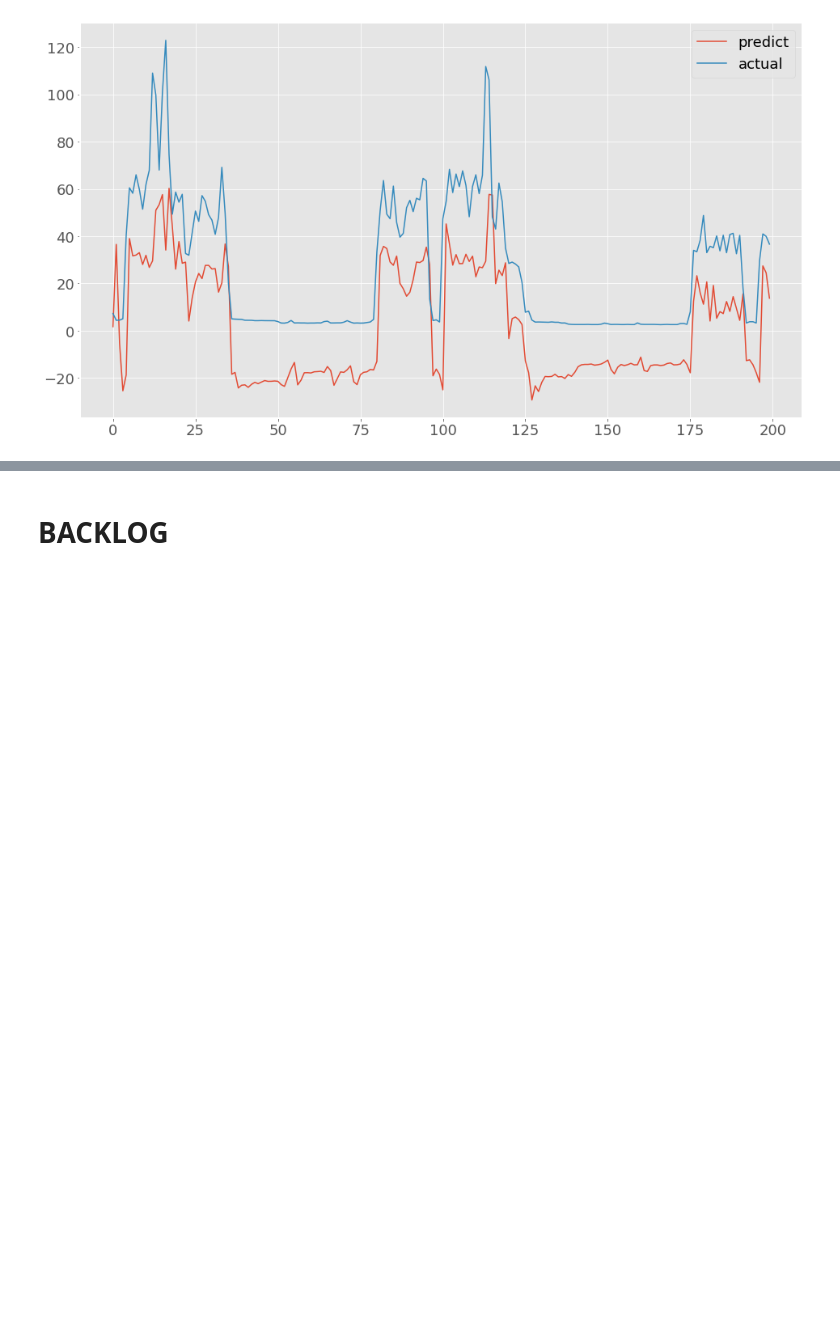
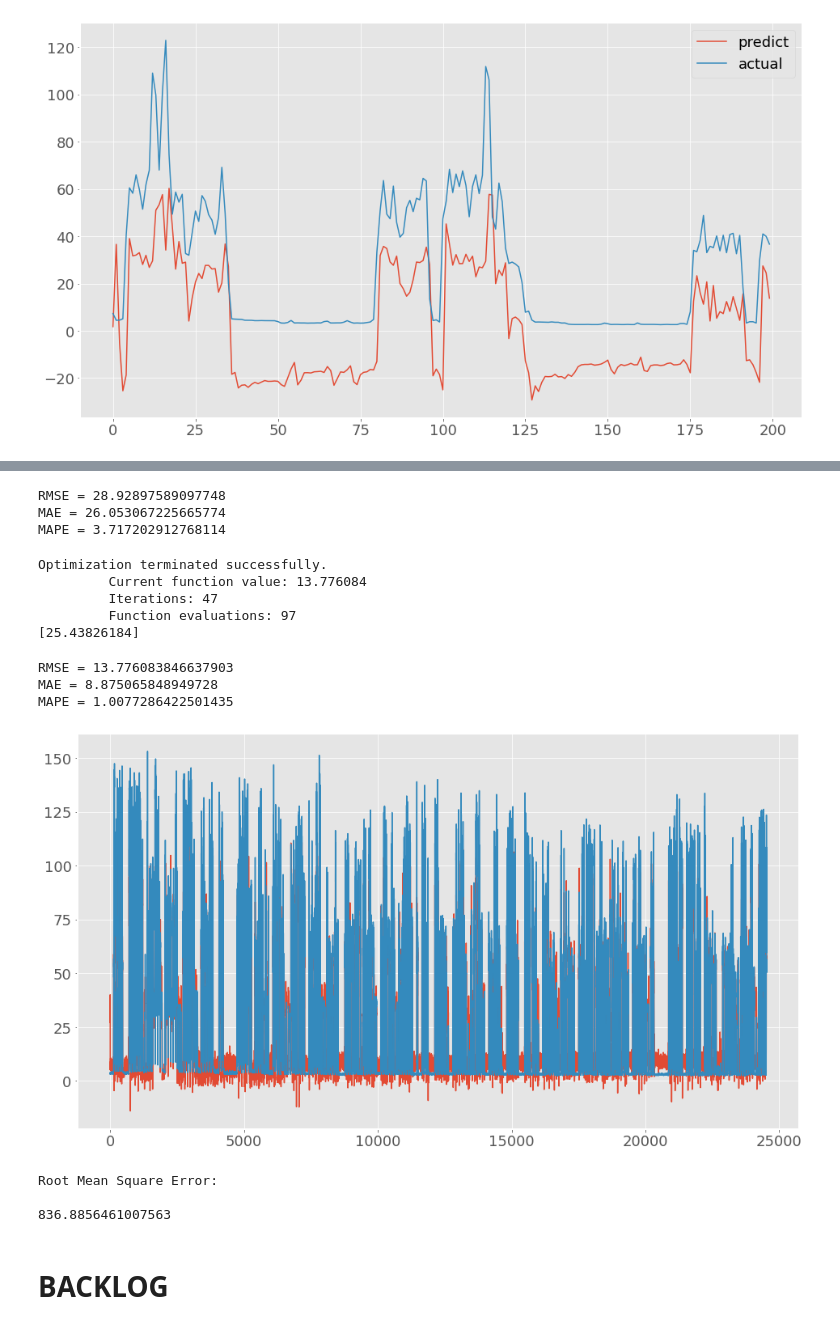
Before and after one commit to ImPerplexed/Thesis_212_BuiTuanKiet, a Jupyter notebook: thesis.ipynb, the cells around one changed output, grey strips where cells are left out. Saved outputs shown, nothing was run; the diff lists cells and outputs as text; code cells hidden in the pictures; blank space fills up the shorter version.

```diff
--- a/thesis.ipynb
+++ b/thesis.ipynb
@@ -495,3 +551,54 @@ plt.show()
+# %%
+RMSE_EMD_SVR = mean_squared_error(train, imf_fc_train, squared = False)
+MAE_EMD_SVR  =mean_absolute_error(train, imf_fc_train)
+MAPE_EMD_SVR = mean_absolute_percentage_error(train, imf_fc_train)
+print('RMSE = {}'.format(RMSE_EMD_SVR), '\nMAE = {}'.format(MAE_EMD_SVR), '\nMAPE = {}'.format(MAPE_EMD_SVR))
+# %% [output]
+RMSE = 28.92897589097748
+MAE = 26.053067225665774
+MAPE = 3.717202912768114
+# %%
+import numpy as np
+from scipy.optimize import minimize
+
+def dummy(c):
+    global  train
+    global imf_fc_train
+    return mean_squared_error(train, imf_fc_train + c, squared = False)
+
+res = minimize(dummy, 0, method='nelder-mead',
+               options={'xatol': 1e-8, 'disp': True})
+print(res.x)
+# %% [output]
+Optimization terminated successfully.
+         Current function value: 13.776084
+         Iterations: 47
+         Function evaluations: 97
+[25.43826184]
+# %%
+plt.plot(imf_fc_train + res.x)
+plt.plot(train.values)
+RMSE_EMD_SVR = mean_squared_error(train, imf_fc_train + res.x, squared = False)
+MAE_EMD_SVR  =mean_absolute_error(train, imf_fc_train + res.x)
+MAPE_EMD_SVR = mean_absolute_percentage_error(train, imf_fc_train + res.x)
+print('RMSE = {}'.format(RMSE_EMD_SVR), '\nMAE = {}'.format(MAE_EMD_SVR), '\nMAPE = {}'.format(MAPE_EMD_SVR))
+# %% [output]
+RMSE = 13.776083846637903
+MAE = 8.875065848949728
+MAPE = 1.0077286422501435
+[figure, added]
+# %%
+import math
+
+MSE = np.square(np.subtract(train, imf_fc_train)).mean()
+
+# RMSE = math.sqrt(MSE)
+print("Root Mean Square Error:\n")
+print(MSE)
+# %% [output]
+Root Mean Square Error:
+
+836.8856461007563
 # %% [markdown]
 # BACKLOG
 # %%
```
Also changed, not shown: parts of 17 cells of this notebook.
